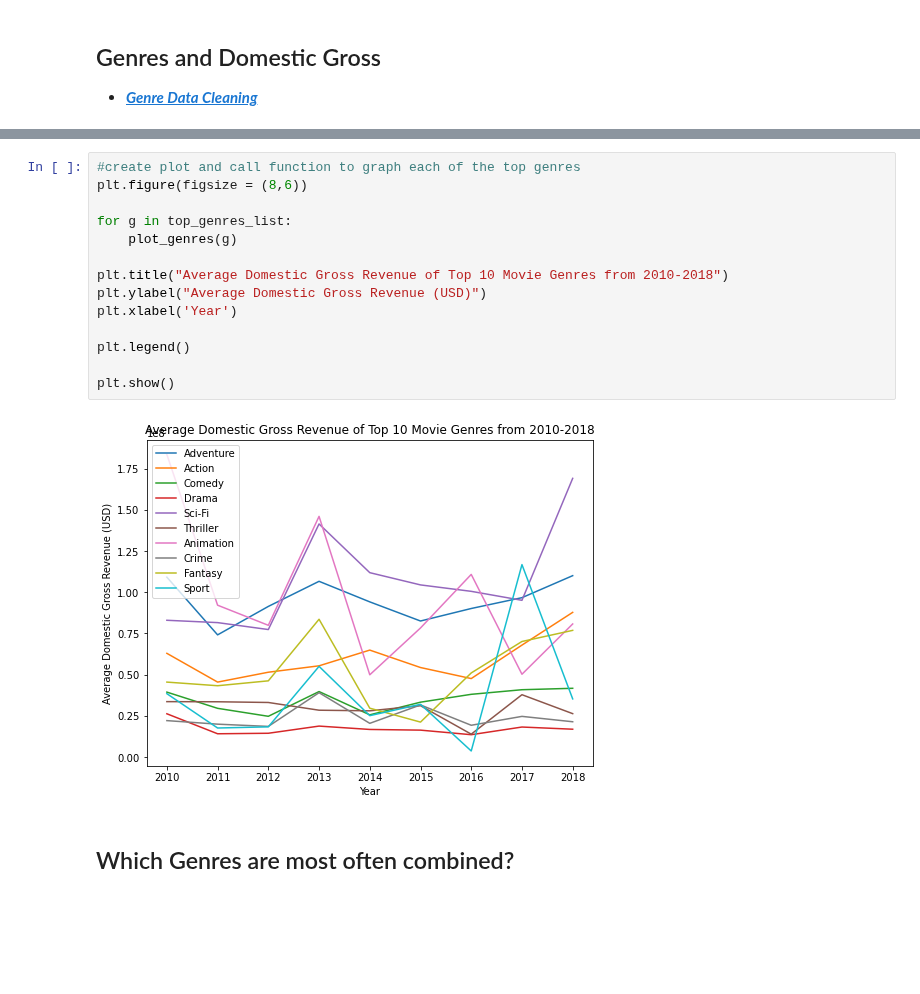
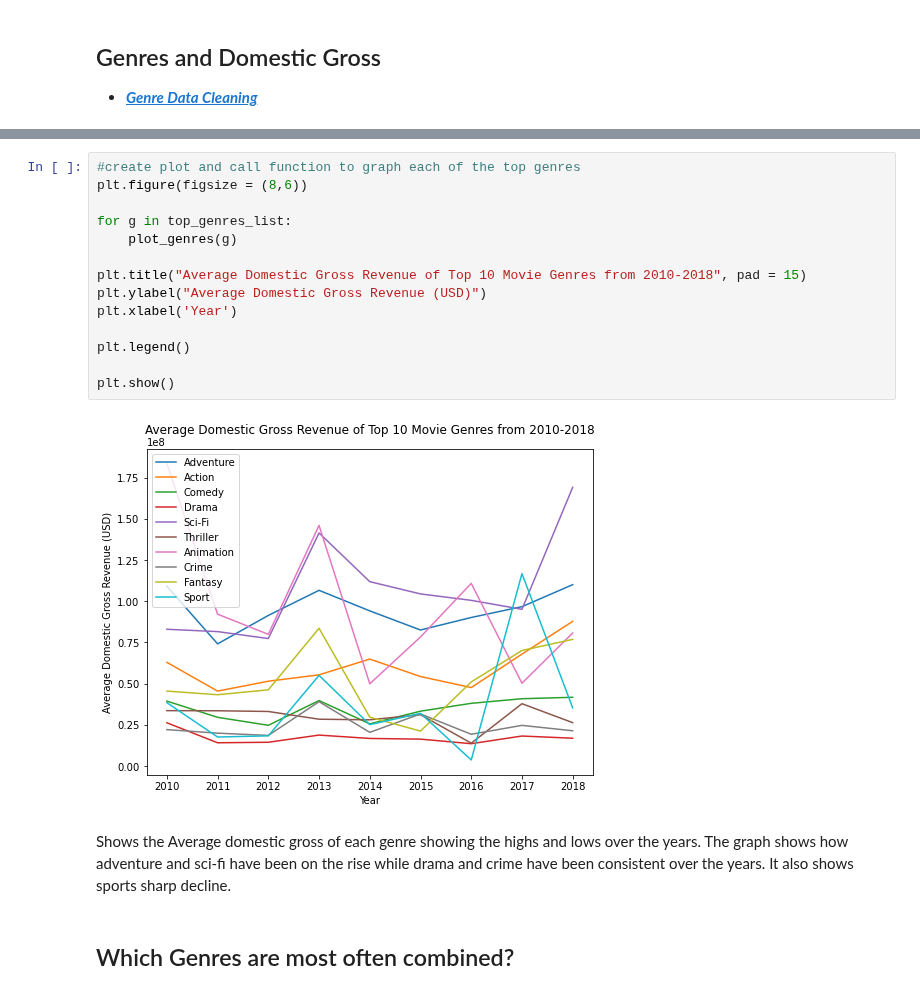
Before and after one commit to tramsay-deloitte/Dollywood, a Jupyter notebook: Mostpopular.ipynb, the cells around one changed output, grey strips where cells are left out. Drawn from its saved outputs; the diff is of its cells as text; blank space fills up the shorter version.

```diff
--- a/Mostpopular.ipynb
+++ b/Mostpopular.ipynb
@@ -482,19 +397,21 @@ axs.tick_params(axis="x", direction="out", pad=10)
 # %%
 #create plot and call function to graph each of the top genres
 plt.figure(figsize = (8,6))
 
 for g in top_genres_list:
     plot_genres(g)
 
-plt.title("Average Domestic Gross Revenue of Top 10 Movie Genres from 2010-2018")
+plt.title("Average Domestic Gross Revenue of Top 10 Movie Genres from 2010-2018", pad = 15)
 plt.ylabel("Average Domestic Gross Revenue (USD)")
 plt.xlabel('Year')
 
 plt.legend()
 
 plt.show()
 # %% [output]
-[figure, old version]
+[figure, new version]
+# %% [markdown]
+Shows the Average domestic gross of each genre showing the highs and lows over the years. The graph shows how adventure and sci-fi have been on the rise while drama and crime have been consistent over the years. It also shows sports sharp decline.
 # %% [markdown]
 ## Which Genres are most often combined?
 # %%
```
Also changed, not shown: parts of 44 cells of this notebook.
